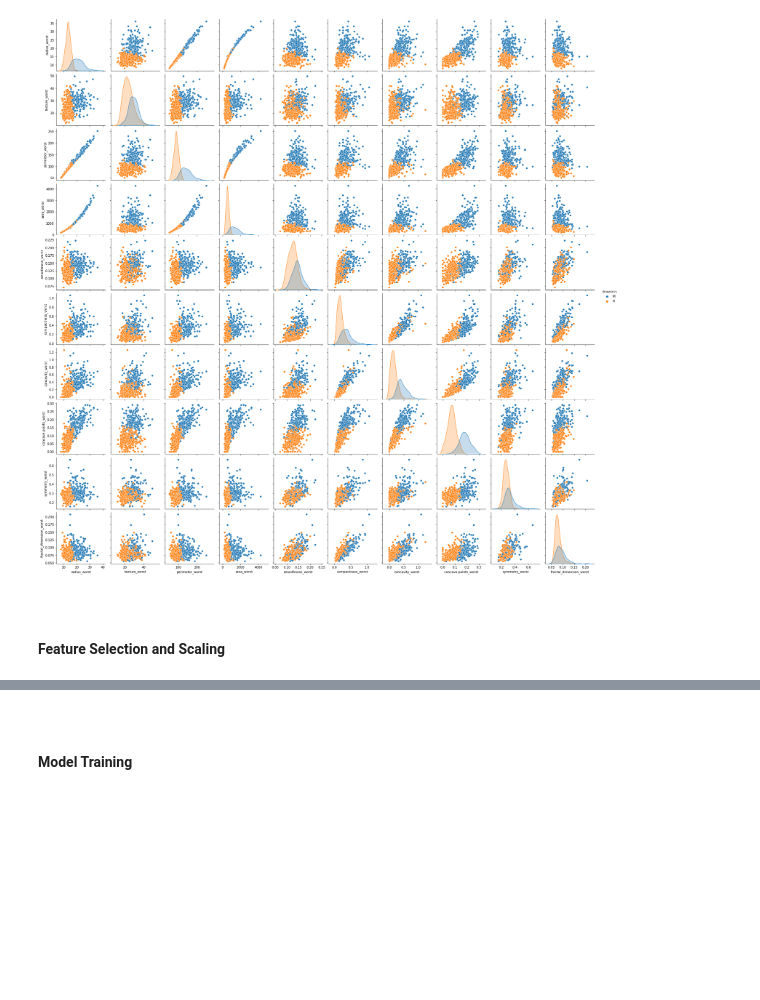
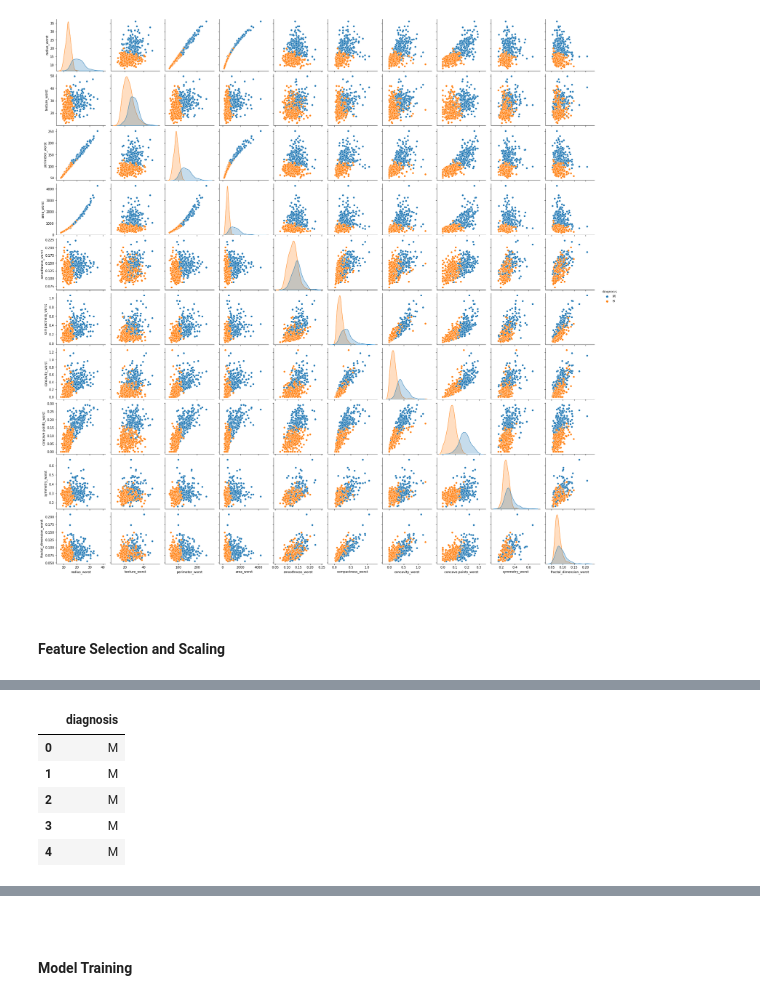
Before and after one commit to swarajpande4/DataScience-ClassProject, a Jupyter notebook: main.ipynb, the cells around one changed output, grey strips where cells are left out. Saved outputs shown, nothing was run; the diff lists cells and outputs as text; code cells hidden in the pictures; blank space fills up the shorter version.

```diff
--- a/main.ipynb
+++ b/main.ipynb
@@ -147,3 +169,12 @@ y = df['diagnosis']
+# %%
+y.head()
+# %% [output]
+|  | diagnosis |
+| 0 | M |
+| 1 | M |
+| 2 | M |
+| 3 | M |
+| 4 | M |
 # %%
 from sklearn.model_selection import train_test_split
 
```
Also changed, not shown: parts of 7 cells of this notebook.
